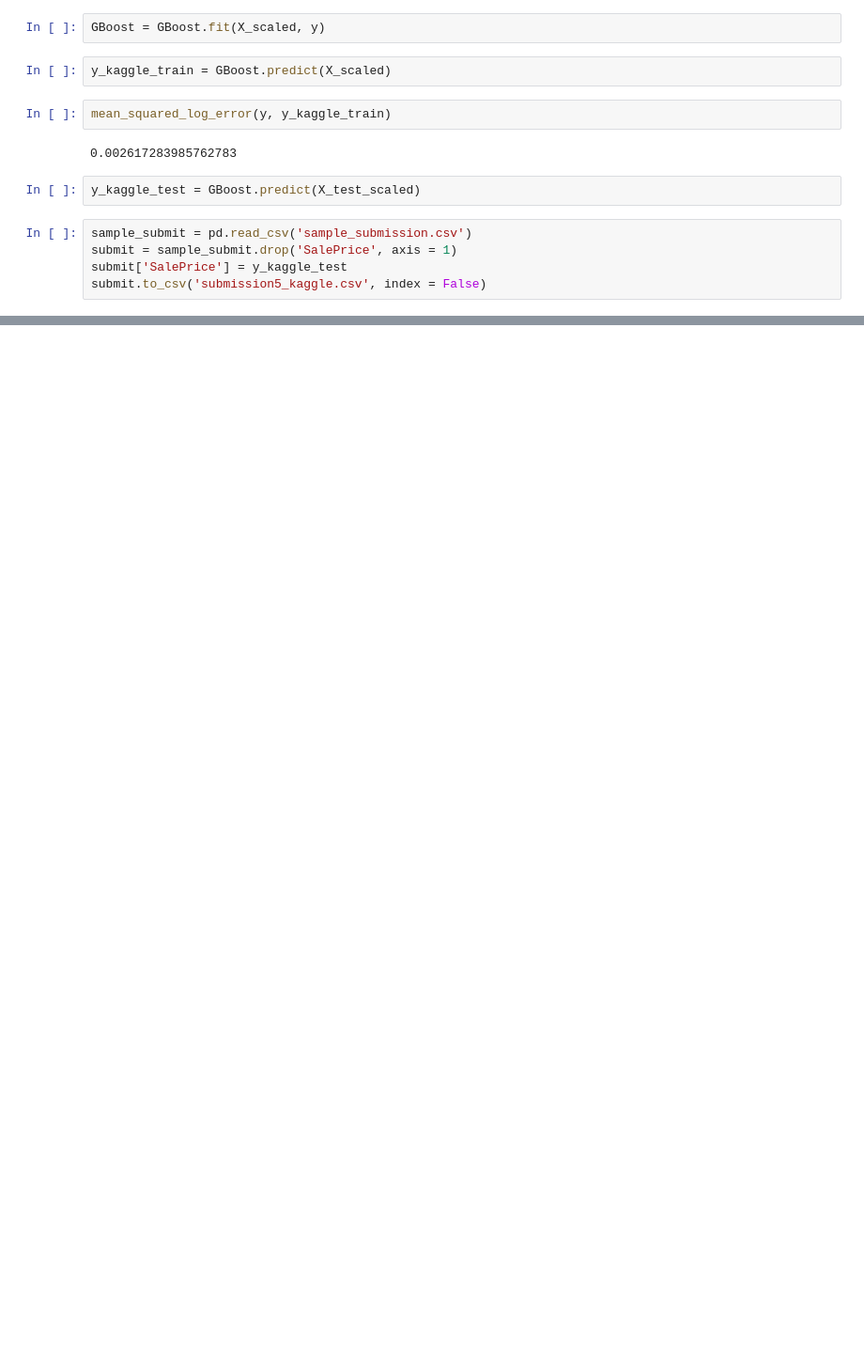
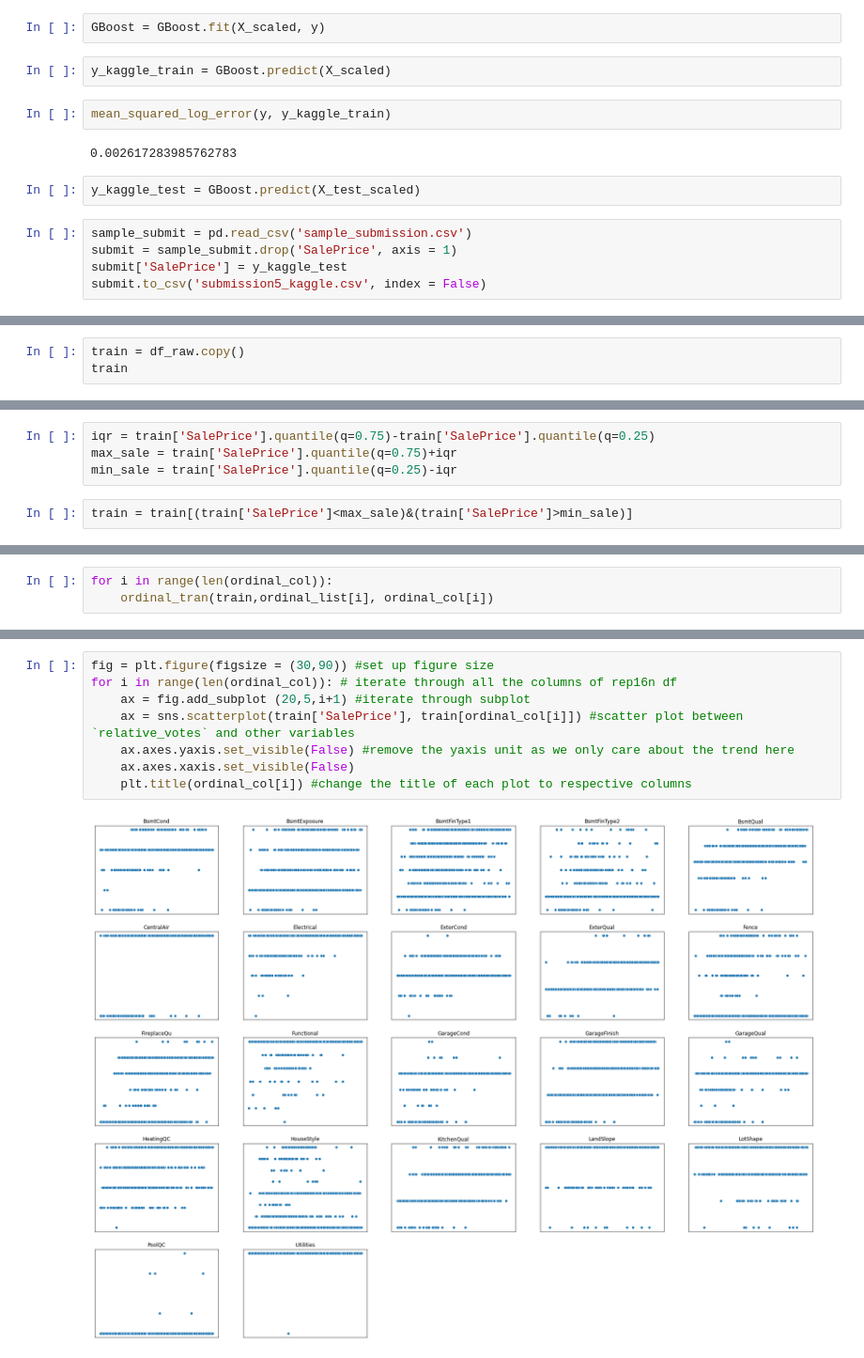
Before and after one commit to hungpham89/Housing_price, a Jupyter notebook: house-prices-advanced-regression-techniques.ipynb, the cells around one changed output, grey strips where cells are left out. Shown at 94% size. Cells and saved outputs as stored; diff of their text form; blank space fills up the shorter version.

```diff
--- a/house-prices-advanced-regression-techniques.ipynb
+++ b/house-prices-advanced-regression-techniques.ipynb
@@ -740,0 +715,3 @@ submit.to_csv('submission5_kaggle.csv', index = False)
+# %%
+train = df_raw.copy()
+train
@@ -740,0 +732,6 @@ submit.to_csv('submission5_kaggle.csv', index = False)
+# %%
+iqr = train['SalePrice'].quantile(q=0.75)-train['SalePrice'].quantile(q=0.25)
+max_sale = train['SalePrice'].quantile(q=0.75)+iqr
+min_sale = train['SalePrice'].quantile(q=0.25)-iqr
+# %%
+train = train[(train['SalePrice']<max_sale)&(train['SalePrice']>min_sale)]
@@ -740,0 +786,3 @@ submit.to_csv('submission5_kaggle.csv', index = False)
+# %%
+for i in range(len(ordinal_col)):
+    ordinal_tran(train,ordinal_list[i], ordinal_col[i])
@@ -740,0 +805,10 @@ submit.to_csv('submission5_kaggle.csv', index = False)
+# %%
+fig = plt.figure(figsize = (30,90)) #set up figure size
+for i in range(len(ordinal_col)): # iterate through all the columns of rep16n df
+    ax = fig.add_subplot (20,5,i+1) #iterate through subplot
+    ax = sns.scatterplot(train['SalePrice'], train[ordinal_col[i]]) #scatter plot between `relative_votes` and other variables
+    ax.axes.yaxis.set_visible(False) #remove the yaxis unit as we only care about the trend here
+    ax.axes.xaxis.set_visible(False)
+    plt.title(ordinal_col[i]) #change the title of each plot to respective columns
+# %% [output]
+[figure, added]
```
Also changed, not shown: parts of 72 cells of this notebook, 1 other file.
